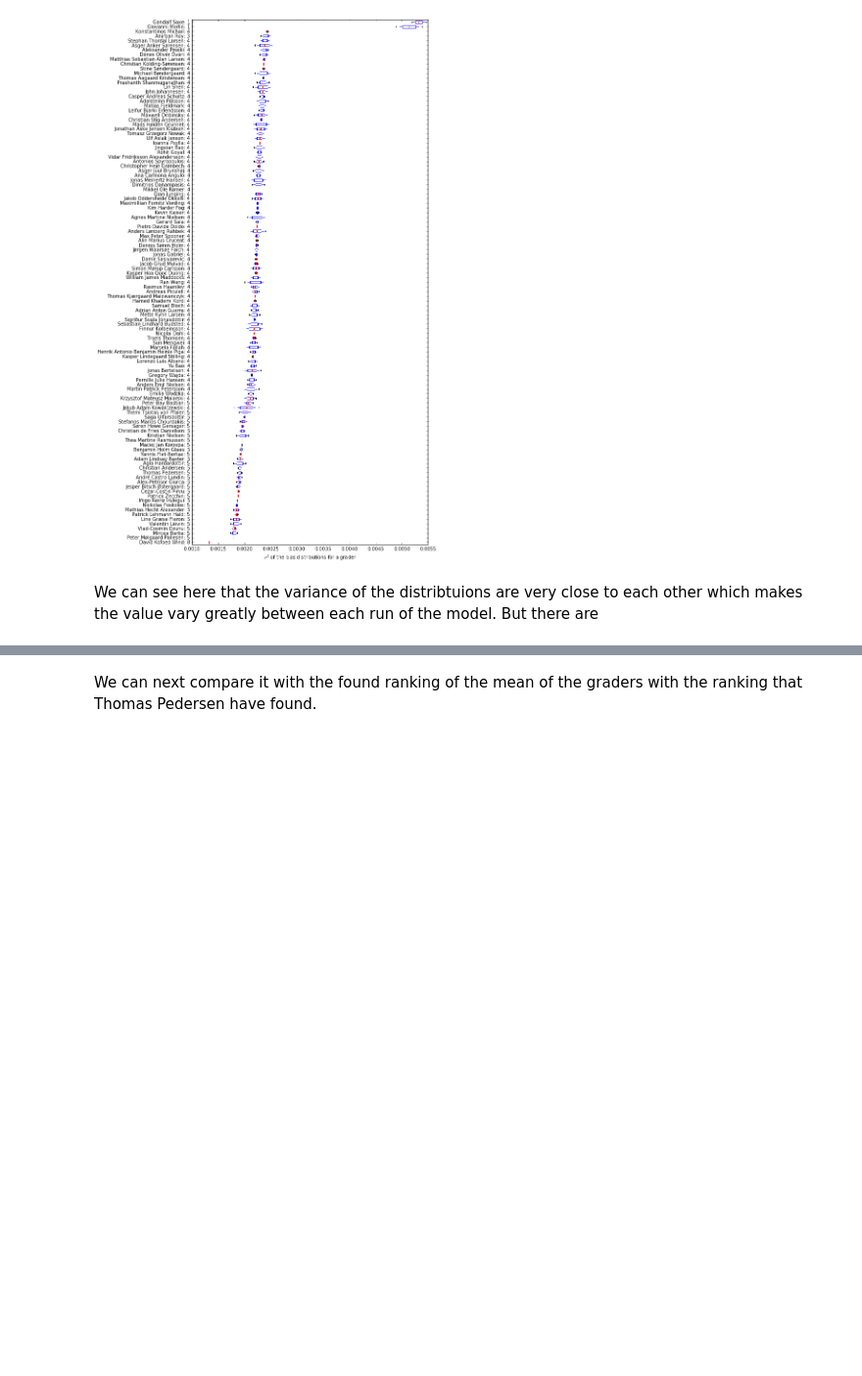
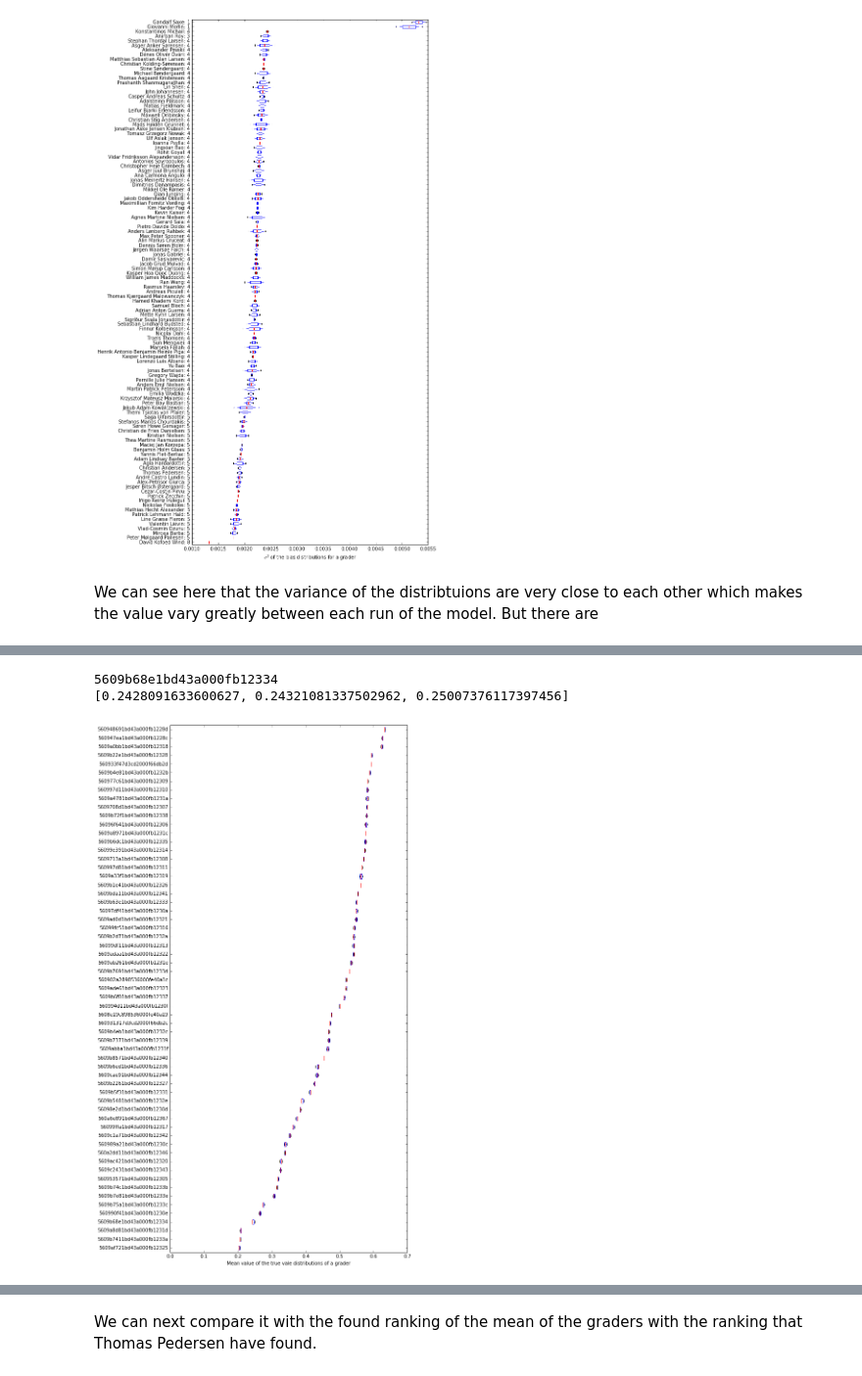
Before and after one commit to TomMalow/pymcmodels, a Jupyter notebook: Score of handin.ipynb, the cells around one changed output, grey strips where cells are left out. Shown at 98% size. Saved outputs shown, nothing was run; the diff lists cells and outputs as text; code cells hidden in the pictures; blank space fills up the shorter version.

```diff
--- a/Score of handin.ipynb
+++ b/Score of handin.ipynb
@@ -320,11 +329,23 @@ def find_bias(assignment_id,mcmc,f):
         try:
             bias_mean = f(mcmc.trace('B_%s' % str(g))[:])
             name = str(g)
-            bias_abs.append((bias_mean,name))
+            bias_abs.append(bias_mean,name))
         except:
             #print "error for grader: %s" % grader_name(g)
             pass
     return bias_abs
+# %%
+def find_T(assignment_id,mcmc,f):
+    bias = list()
+    for h in assignment_handins_id(assignment_id):
+        try:
+            bias_mean = f(mcmc.trace('T_%s' % str(h))[:])
+            name = str(h)
+            bias.append((bias_mean,name))
+        except:
+            #print "error for grader: %s" % grader_name(g)
+            pass
+    return bias
 # %%
 def number_of_reports(user_name, assignment_id):
     user = db.user.find_one({'name': user_name })
@@ -460,0 +494,43 @@ We can see here that the variance of the distribtuions are very close to each ot
+# %%
+# find the mean bias of the two runs
+bias_abs_1 = find_T(ObjectId("55f277cff3bd61000a2112d4"), mcmc_handin, np.mean)
+bias_abs_2 = find_T(ObjectId("55f277cff3bd61000a2112d4"), mcmc_handin2, np.mean)
+bias_abs_3 = find_T(ObjectId("55f277cff3bd61000a2112d4"), mcmc_handin3, np.mean)
+
+# Generate dict of the found values in each run for each grader
+compared = defaultdict(list)
+collected = list()
+collected = bias_abs_1[:]
+collected.extend(bias_abs_2[:])
+collected.extend(bias_abs_3[:])
+for (value, _id) in collected:
+    compared[_id].append(value)
+
+# Produce a box plot where the graders are sorted after mean value of the found values
+ax = plt.subplot(111)
+
+sorted_list = compared.items()
+sorted_list.sort(key=lambda x: np.mean(x[1][:]))
+
+labels = list()
+values = list()
+for (_id, value) in sorted_list:
+    labels.append(str(_id))
+    values.append(value)
+
+print labels[3]
+print values[3]
+
+#values = map(lambda x: x[1], sorted_list)
+plt.boxplot(values,0, vert=False, labels=labels)
+
+box = ax.get_position()
+ax.set_position([box.x0, box.y0,
+                 box.width*1.5, box.height*5])
+plt.vlines(0, 0, 120, color="k", linestyles="--", lw=1)
+plt.xlabel("Mean value of the true vale distributions of a grader")
+plt.show()
+# %% [output]
+5609b68e1bd43a000fb12334
+[0.2428091633600627, 0.24321081337502962, 0.25007376117397456]
+[figure, added]
```
Also changed, not shown: parts of 13 cells of this notebook.
